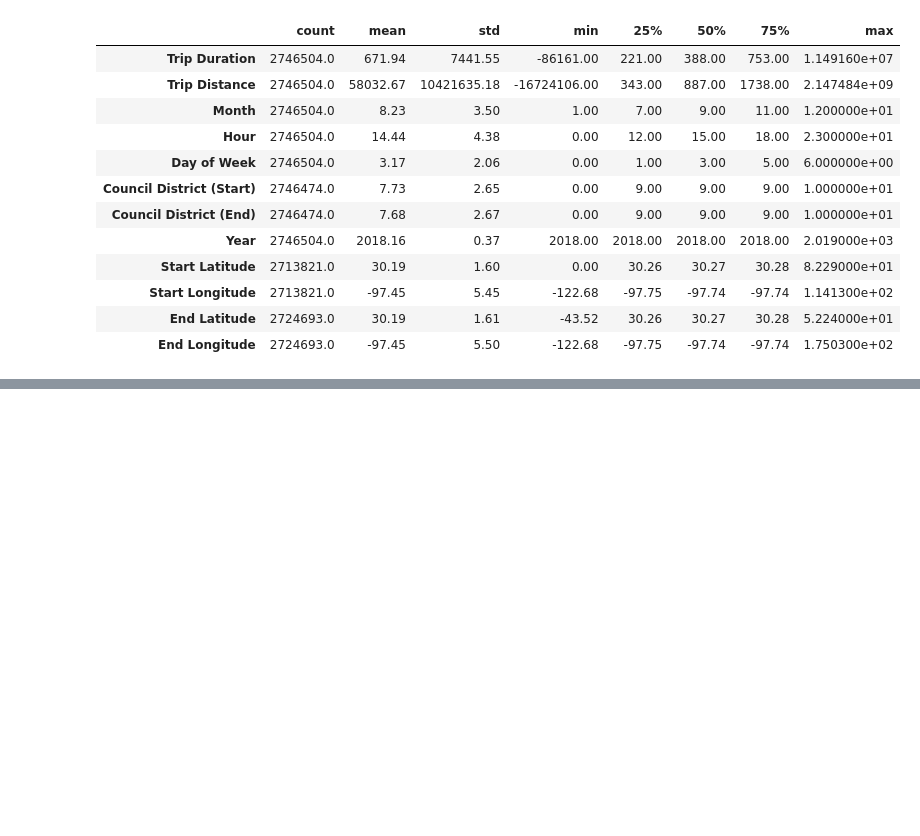
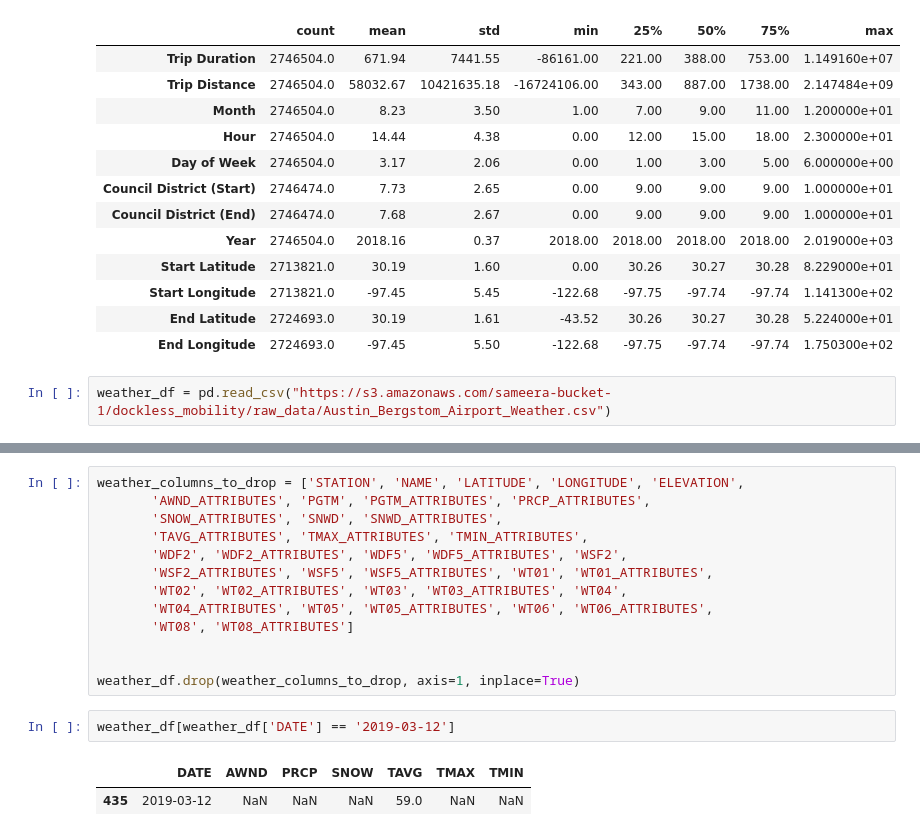
Before and after one commit to sameerabalay/Dockless_Mobility, a Jupyter notebook: src/EDA.ipynb, the cells around one changed output, grey strips where cells are left out. Drawn from its saved outputs; the diff is of its cells as text; blank space fills up the shorter version.

```diff
--- a/src/EDA.ipynb
+++ b/src/EDA.ipynb
@@ -77,3 +70,5 @@ np.round(df.describe(), 2).T
 | Start Longitude | 2713821.0 | -97.45 | 5.45 | -122.68 | -97.75 | -97.74 | -97.74 | 1.141300e+02 |
 | End Latitude | 2724693.0 | 30.19 | 1.61 | -43.52 | 30.26 | 30.27 | 30.28 | 5.224000e+01 |
 | End Longitude | 2724693.0 | -97.45 | 5.50 | -122.68 | -97.75 | -97.74 | -97.74 | 1.750300e+02 |
+# %%
+weather_df = pd.read_csv("https://s3.amazonaws.com/sameera-bucket-1/dockless_mobility/raw_data/Austin_Bergstom_Airport_Weather.csv")
@@ -79,0 +109,18 @@ np.round(df.describe(), 2).T
+# %%
+weather_columns_to_drop = ['STATION', 'NAME', 'LATITUDE', 'LONGITUDE', 'ELEVATION',
+       'AWND_ATTRIBUTES', 'PGTM', 'PGTM_ATTRIBUTES', 'PRCP_ATTRIBUTES',
+       'SNOW_ATTRIBUTES', 'SNWD', 'SNWD_ATTRIBUTES',
+       'TAVG_ATTRIBUTES', 'TMAX_ATTRIBUTES', 'TMIN_ATTRIBUTES',
+       'WDF2', 'WDF2_ATTRIBUTES', 'WDF5', 'WDF5_ATTRIBUTES', 'WSF2',
+       'WSF2_ATTRIBUTES', 'WSF5', 'WSF5_ATTRIBUTES', 'WT01', 'WT01_ATTRIBUTES',
+       'WT02', 'WT02_ATTRIBUTES', 'WT03', 'WT03_ATTRIBUTES', 'WT04',
+       'WT04_ATTRIBUTES', 'WT05', 'WT05_ATTRIBUTES', 'WT06', 'WT06_ATTRIBUTES',
+       'WT08', 'WT08_ATTRIBUTES']
+
+
+weather_df.drop(weather_columns_to_drop, axis=1, inplace=True)
+# %%
+weather_df[weather_df['DATE'] == '2019-03-12']
+# %% [output]
+|  | DATE | AWND | PRCP | SNOW | TAVG | TMAX | TMIN |
+| 435 | 2019-03-12 | NaN | NaN | NaN | 59.0 | NaN | NaN |
```
Also changed, not shown: parts of 21 cells of this notebook, 1 other file.
